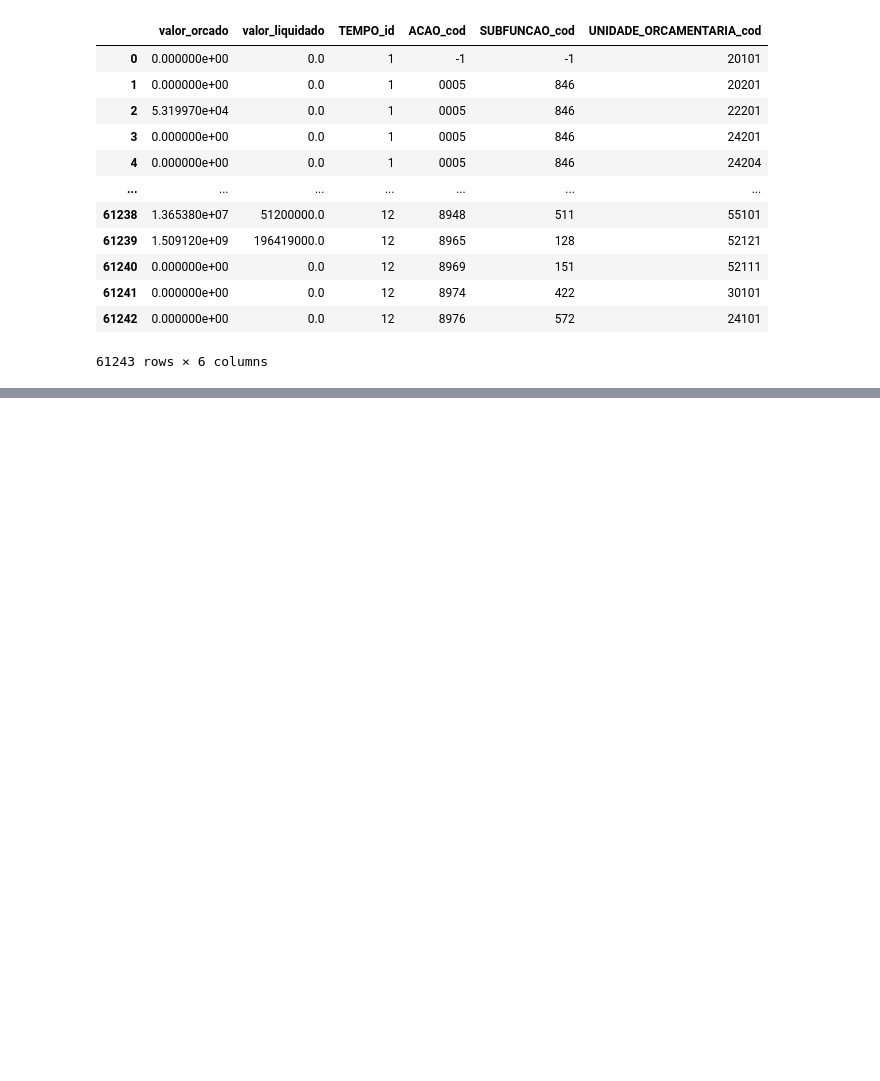
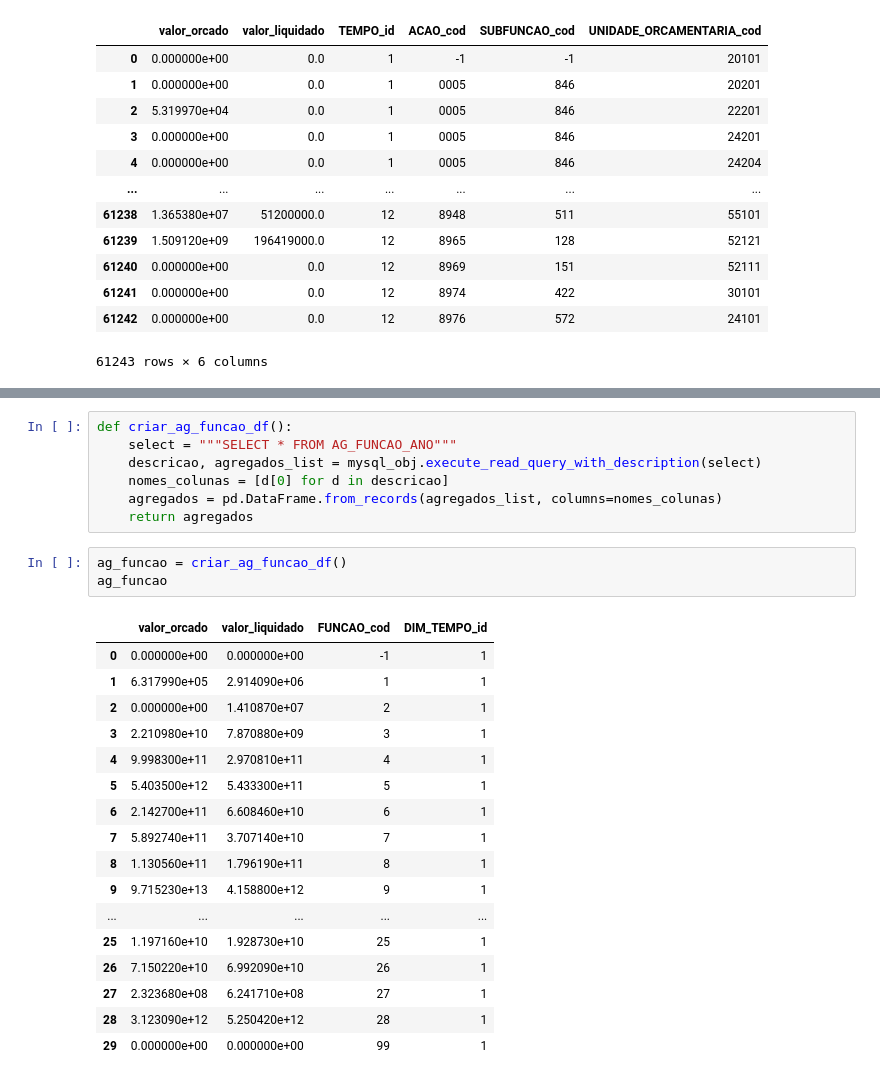
Before and after one commit to derikoliveira/usjt_datawarehouse_etl, a Jupyter notebook: src/listagem_dados.ipynb, the cells around one changed output, grey strips where cells are left out. Drawn from its saved outputs; the diff is of its cells as text; blank space fills up the shorter version.

```diff
--- a/src/listagem_dados.ipynb
+++ b/src/listagem_dados.ipynb
@@ -46,0 +75,28 @@ fato
+# %%
+def criar_ag_funcao_df():
+    select = """SELECT * FROM AG_FUNCAO_ANO"""
+    descricao, agregados_list = mysql_obj.execute_read_query_with_description(select)
+    nomes_colunas = [d[0] for d in descricao]
+    agregados = pd.DataFrame.from_records(agregados_list, columns=nomes_colunas)
+    return agregados
+# %%
+ag_funcao = criar_ag_funcao_df()
+ag_funcao
+# %% [output]
+|  | valor_orcado | valor_liquidado | FUNCAO_cod | DIM_TEMPO_id |
+| 0 | 0.000000e+00 | 0.000000e+00 | -1 | 1 |
+| 1 | 6.317990e+05 | 2.914090e+06 | 1 | 1 |
+| 2 | 0.000000e+00 | 1.410870e+07 | 2 | 1 |
+| 3 | 2.210980e+10 | 7.870880e+09 | 3 | 1 |
+| 4 | 9.998300e+11 | 2.970810e+11 | 4 | 1 |
+| 5 | 5.403500e+12 | 5.433300e+11 | 5 | 1 |
+| 6 | 2.142700e+11 | 6.608460e+10 | 6 | 1 |
+| 7 | 5.892740e+11 | 3.707140e+10 | 7 | 1 |
+| 8 | 1.130560e+11 | 1.796190e+11 | 8 | 1 |
+| 9 | 9.715230e+13 | 4.158800e+12 | 9 | 1 |
+| ... | ... | ... | ... | ... |
+| 25 | 1.197160e+10 | 1.928730e+10 | 25 | 1 |
+| 26 | 7.150220e+10 | 6.992090e+10 | 26 | 1 |
+| 27 | 2.323680e+08 | 6.241710e+08 | 27 | 1 |
+| 28 | 3.123090e+12 | 5.250420e+12 | 28 | 1 |
+| 29 | 0.000000e+00 | 0.000000e+00 | 99 | 1 |
```
Also changed, not shown: parts of 12 cells of this notebook.
